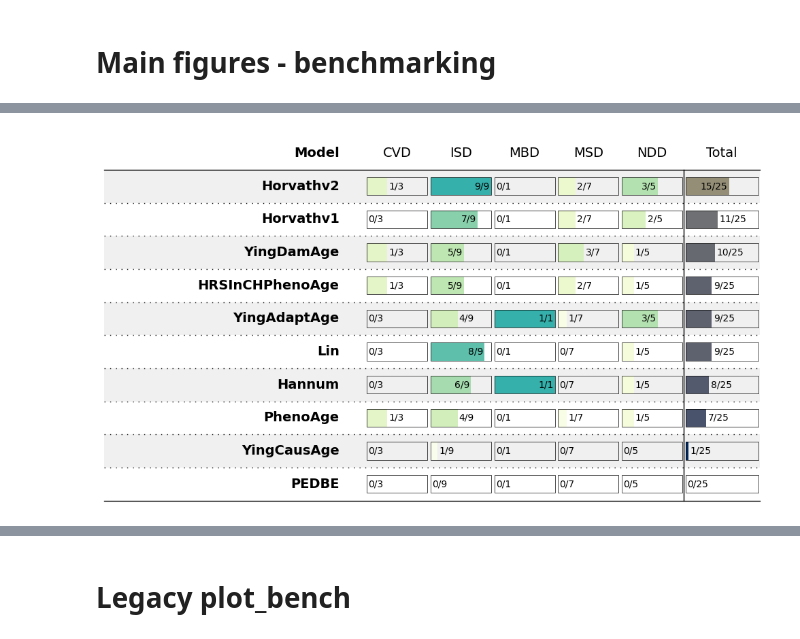
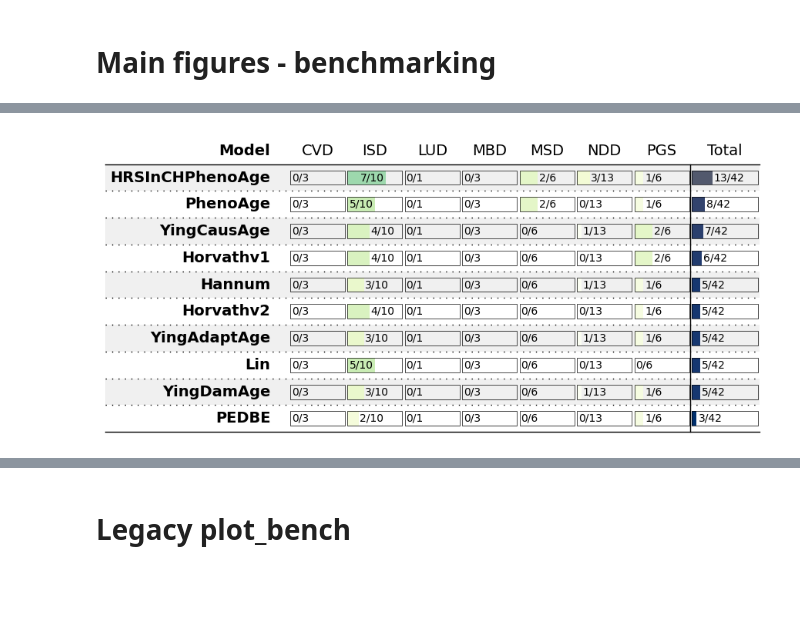
Before and after one commit to ComputationalAgingLab/ComputAge, a Jupyter notebook: benchplots.ipynb, the cells around one changed output, grey strips where cells are left out. Saved outputs shown, nothing was run; the diff lists cells and outputs as text; code cells hidden in the pictures; blank space fills up the shorter version.

```diff
--- a/benchplots.ipynb
+++ b/benchplots.ipynb
@@ -23,7 +19,7 @@ The autoreload extension is already loaded. To reload it, use:
 # %% [markdown]
 # Main figures - benchmarking
 # %%
-data = pd.read_csv('/home/dkriukov/ComputAge/tmp_bench_results/prefinal0_bench_pvals.csv',
+data = pd.read_csv('/home/dkriukov/ComputAge/tmp_bench_results/prefinal1_bench_pvals.csv',
                    index_col=0) #< 0.05
 # data = pd.read_csv('/home/dkriukov/ComputAge/tmp_bench_results/prefinal0_bench_adj_pvals.csv', index_col=0)
 # data = pd.read_csv('/home/dkriukov/ComputAge/tmp_bench_results/prefinal0_bench_bools.csv', index_col=0)
@@ -43,5 +34,8 @@ plt.show()
-# %%
-ax = plot_class_bench(AA1data)
-plt.show()
-# %% [output]
-[figure, removed]
+# %%
+ax = plot_class_bench(AA2data,
+                      figsize = (11.0, 5),
+                      firstcolwidth = 3.2)
+plt.savefig('figures/main/AA2_main.pdf', format='pdf', dpi=180)
+plt.show()
+# %% [output]
+[figure, added]
```
Also changed, not shown: parts of 16 cells of this notebook, 3 other files.
